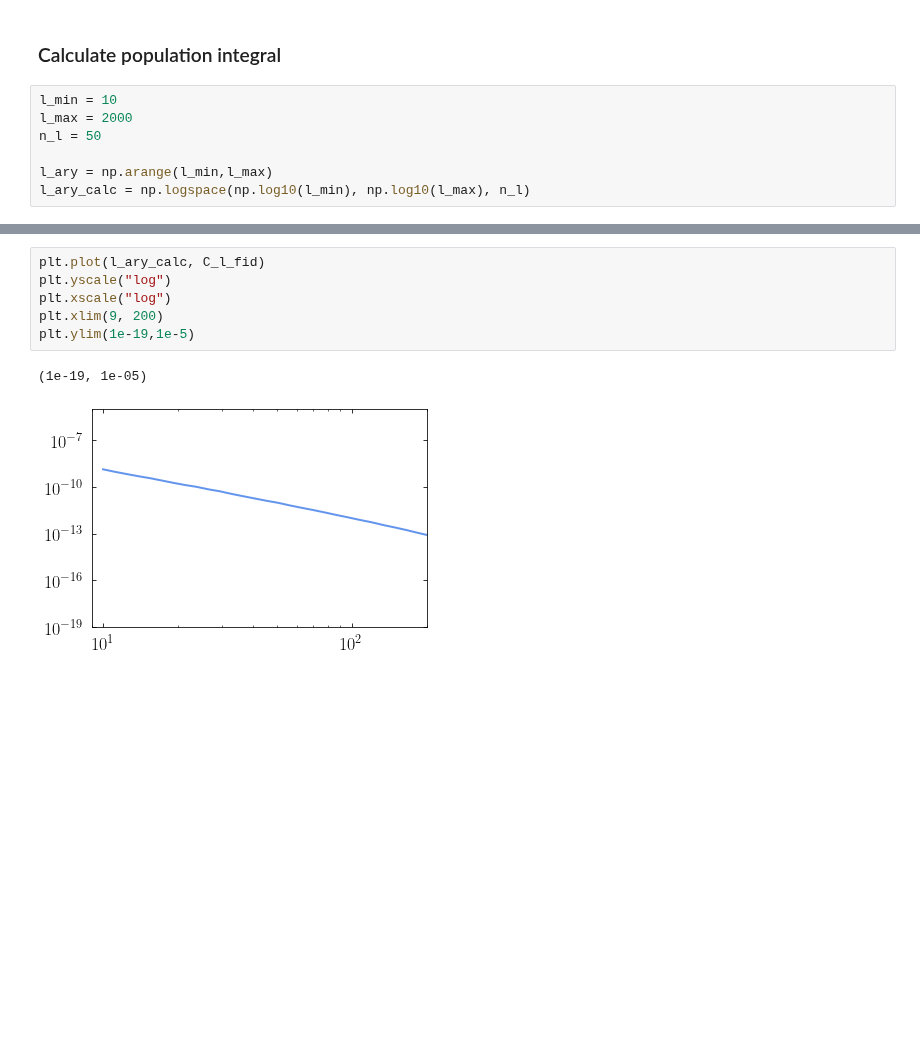
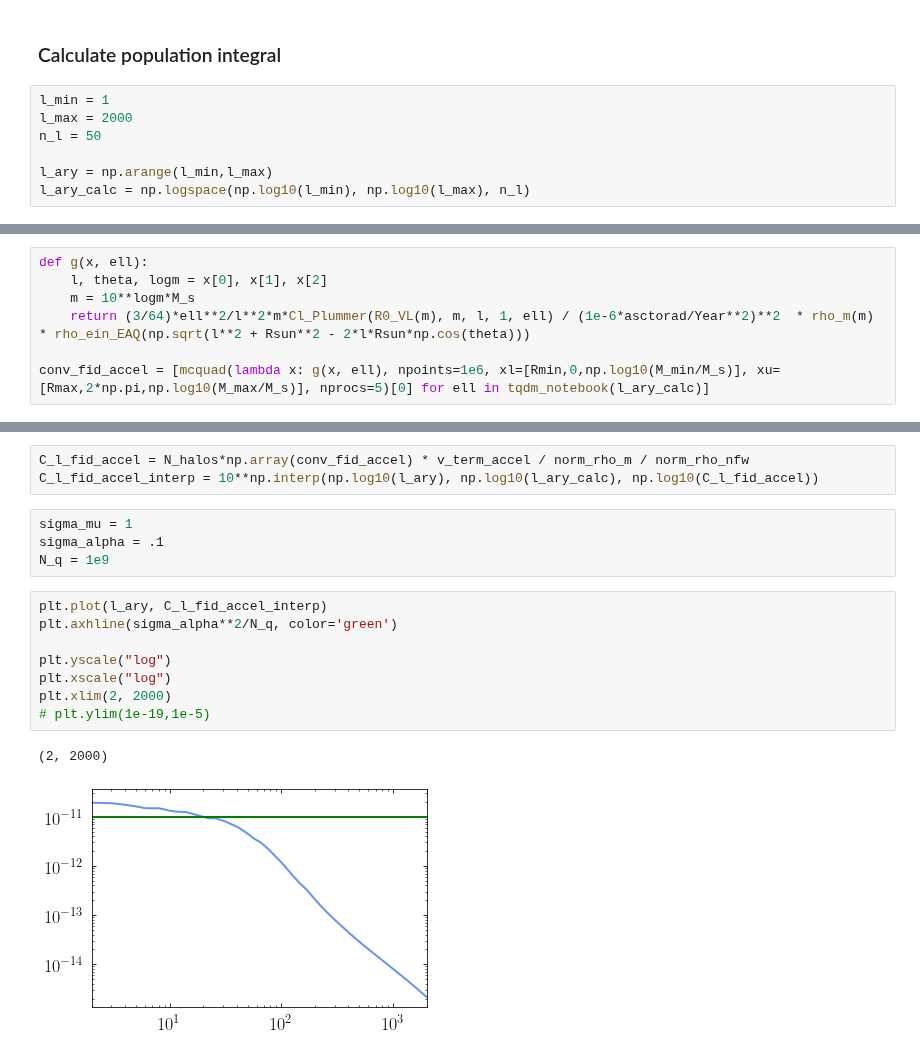
Before and after one commit to smsharma/astrometry-lensing-correlations, a Jupyter notebook: Theory/TheorySpecAnusTart.ipynb, the cells around one changed output, grey strips where cells are left out. Saved outputs shown, nothing was run; the diff lists cells and outputs as text; blank space fills up the shorter version.

```diff
--- a/Theory/TheorySpecAnusTart.ipynb
+++ b/Theory/TheorySpecAnusTart.ipynb
@@ -286,7 +294,7 @@ v_term, _ = nquad(lambda v, theta, phi: v**2*(vproj(v, theta, phi, thetap, phip)
 # %% [markdown]
 ### Calculate population integral
 # %%
-l_min = 10
+l_min = 1
 l_max = 2000
 n_l = 50
 
@@ -307,0 +315,7 @@ C_l_fid_interp = np.interp(l_ary, l_ary_calc, C_l_fid)
+# %%
+def g(x, ell):
+    l, theta, logm = x[0], x[1], x[2]
+    m = 10**logm*M_s
+    return (3/64)*ell**2/l**2*m*Cl_Plummer(R0_VL(m), m, l, 1, ell) / (1e-6*asctorad/Year**2)**2  * rho_m(m) * rho_ein_EAQ(np.sqrt(l**2 + Rsun**2 - 2*l*Rsun*np.cos(theta)))
+
+conv_fid_accel = [mcquad(lambda x: g(x, ell), npoints=1e6, xl=[Rmin,0,np.log10(M_min/M_s)], xu=[Rmax,2*np.pi,np.log10(M_max/M_s)], nprocs=5)[0] for ell in tqdm_notebook(l_ary_calc)]
@@ -308,9 +324,18 @@ C_l_fid_interp = np.interp(l_ary, l_ary_calc, C_l_fid)
+# %%
+C_l_fid_accel = N_halos*np.array(conv_fid_accel) * v_term_accel / norm_rho_m / norm_rho_nfw
+C_l_fid_accel_interp = 10**np.interp(np.log10(l_ary), np.log10(l_ary_calc), np.log10(C_l_fid_accel))
+# %%
+sigma_mu = 1
+sigma_alpha = .1
+N_q = 1e9
 # %%
-plt.plot(l_ary_calc, C_l_fid)
+plt.plot(l_ary, C_l_fid_accel_interp)
+plt.axhline(sigma_alpha**2/N_q, color='green')
+
 plt.yscale("log")
 plt.xscale("log")
-plt.xlim(9, 200)
-plt.ylim(1e-19,1e-5)
+plt.xlim(2, 2000)
+# plt.ylim(1e-19,1e-5)
 # %% [output]
-(1e-19, 1e-05)
+(2, 2000)
-[figure, old version]
+[figure, new version]
```
Also changed, not shown: parts of 16 cells of this notebook, 11 other files.
